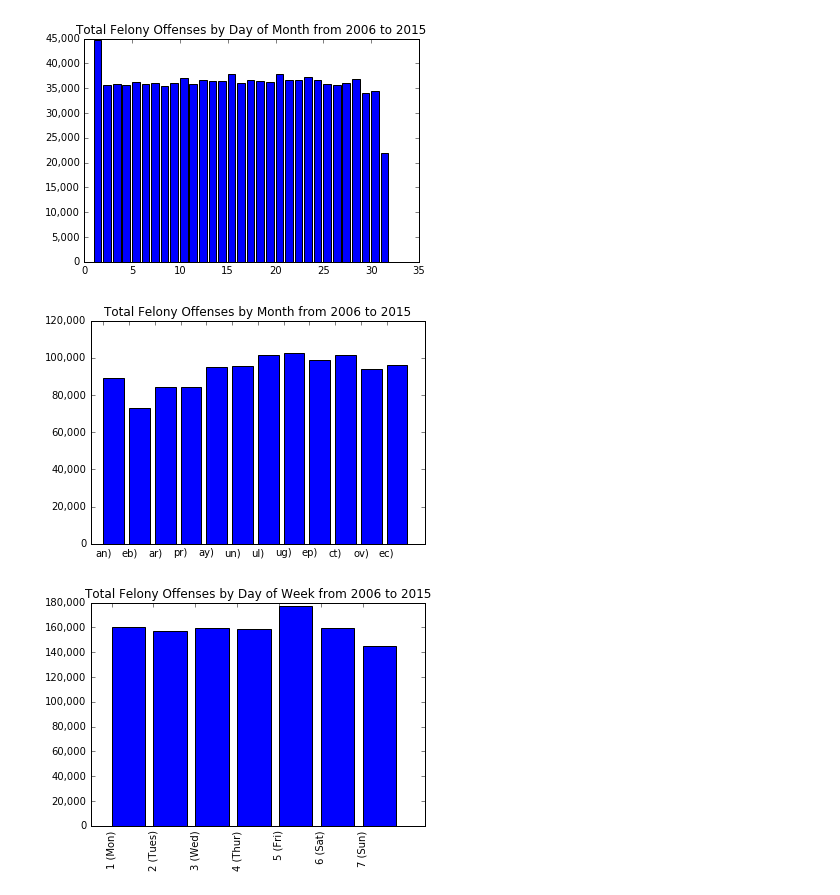
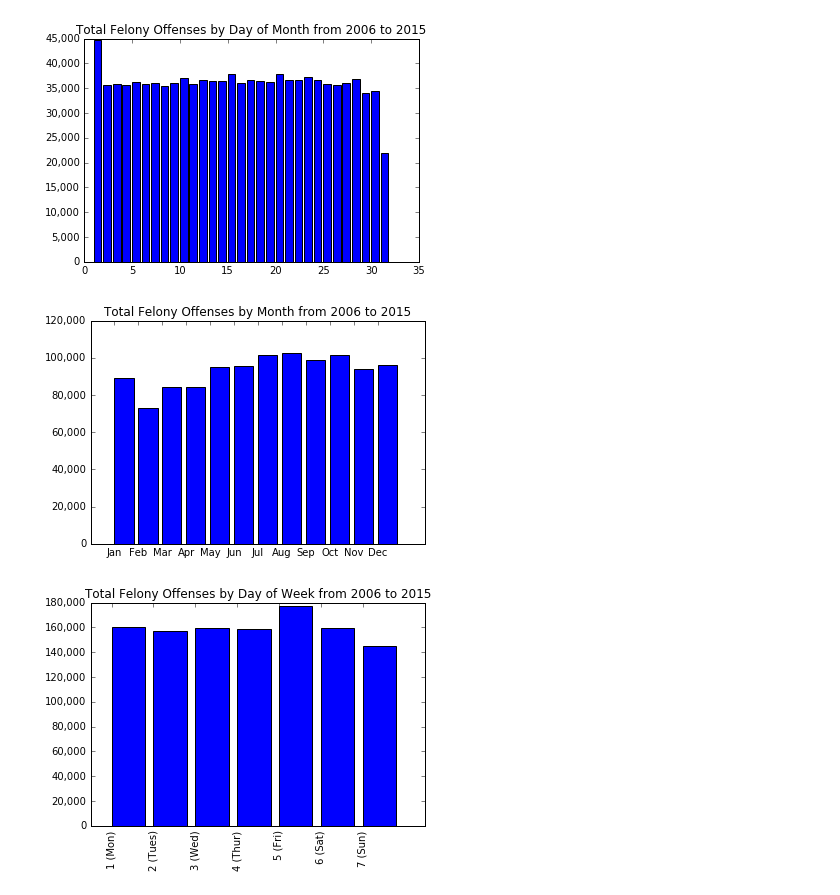
Before and after one commit to mmillervedam/INFOW18_FinalProject, a Jupyter notebook: Final Project Notebook.ipynb, the cells around one changed output. Saved outputs shown, nothing was run; the diff lists cells and outputs as text; code cells hidden in the pictures.

```diff
--- a/Final Project Notebook.ipynb
+++ b/Final Project Notebook.ipynb
@@ -336,19 +352,19 @@ plt.title('Total Felony Offenses by Day of Month from 2006 to 2015')
 # %%
 # breaking out the offenses by month total, it does look a bit seasonal and similar to the time series chart above
 # February has the least number of offenses - potentially due to the cold weather in nyc
 # need to determine how to center the month x axis tick labels
 x = range(len(monthcount['Occurrence Month Ordered']))
-xlabels = [x[-3:] for x in monthcount['Occurrence Month Ordered']]
+xlabels = [x[-4:-1] for x in monthcount['Occurrence Month Ordered']]
 y = monthcount['Identifier']
 plt.xticks(x, xlabels)
 plt.gca().yaxis.set_major_formatter(y_format)
-plt.gca().set_xlim(-0.5,len(xlabels)+0.5)
+plt.gca().set_xlim(-1,len(xlabels)+1)
 locs = np.arange(len(xlabels))
 plt.bar(x,y)
 plt.title('Total Felony Offenses by Month from 2006 to 2015')
 plt.show()
 # %% [output]
-[figure, old version]
+[figure, new version]
 # %%
 # breaking out offenses by day of week, Friday spikes with almost 20,000 more offenses than any other day
 x = range(len(weekdaycount['Day of Week Ordered']))
```
Also changed, not shown: parts of 15 cells of this notebook.
